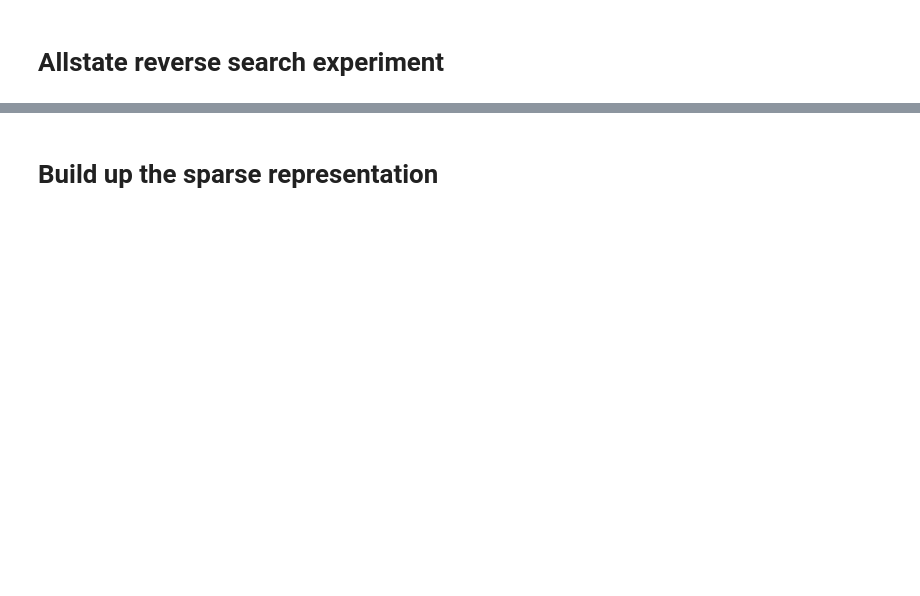
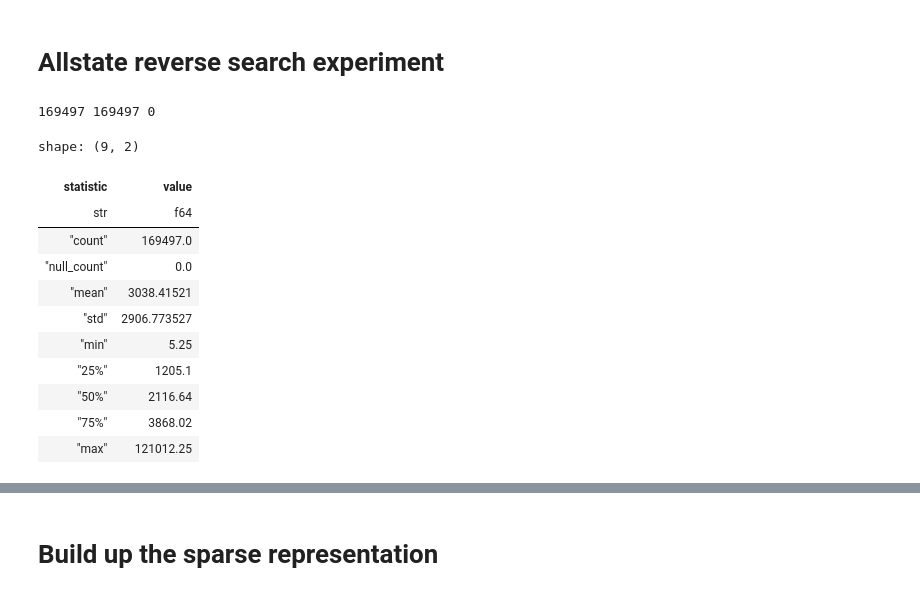
Before and after one commit to aurelienwaite/reverse_search_experiments, a Jupyter notebook: allstate/allstate.ipynb, the cells around one changed output, grey strips where cells are left out. Saved outputs shown, nothing was run; the diff lists cells and outputs as text; code cells hidden in the pictures; blank space fills up the shorter version.

```diff
--- a/allstate/allstate.ipynb
+++ b/allstate/allstate.ipynb
@@ -15 +17,21 @@ train, validation = df.with_columns((pl.col("Row_ID") % 20 == 0).alias("split"))
+# %%
+print(len(train), len(train.filter(pl.col("loss") != 0)), len(train.filter(pl.col("loss") == 0)))
+# %% [output]
+169497 169497 0
+# %%
+response = train.filter(pl.col("loss") != 0)["loss"]
+response.abs().describe()
+# %% [output]
+shape: (9, 2)
+| statistic | value |
+| str | f64 |
+| "count" | 169497.0 |
+| "null_count" | 0.0 |
+| "mean" | 3038.41521 |
+| "std" | 2906.773527 |
+| "min" | 5.25 |
+| "25%" | 1205.1 |
+| "50%" | 2116.64 |
+| "75%" | 3868.02 |
+| "max" | 121012.25 |
 # %%
```
Also changed, not shown: parts of 26 cells of this notebook, 1 other file.
